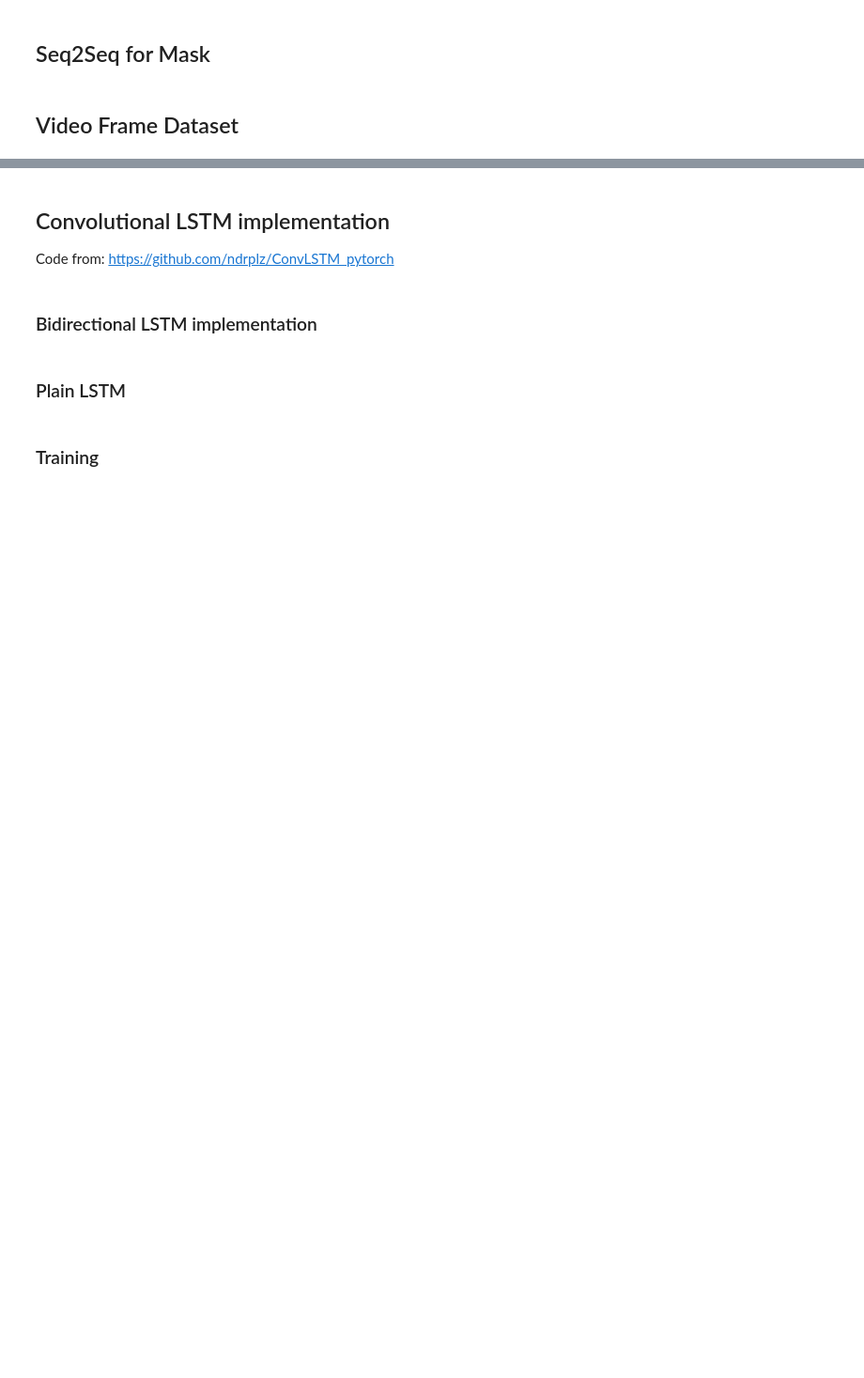
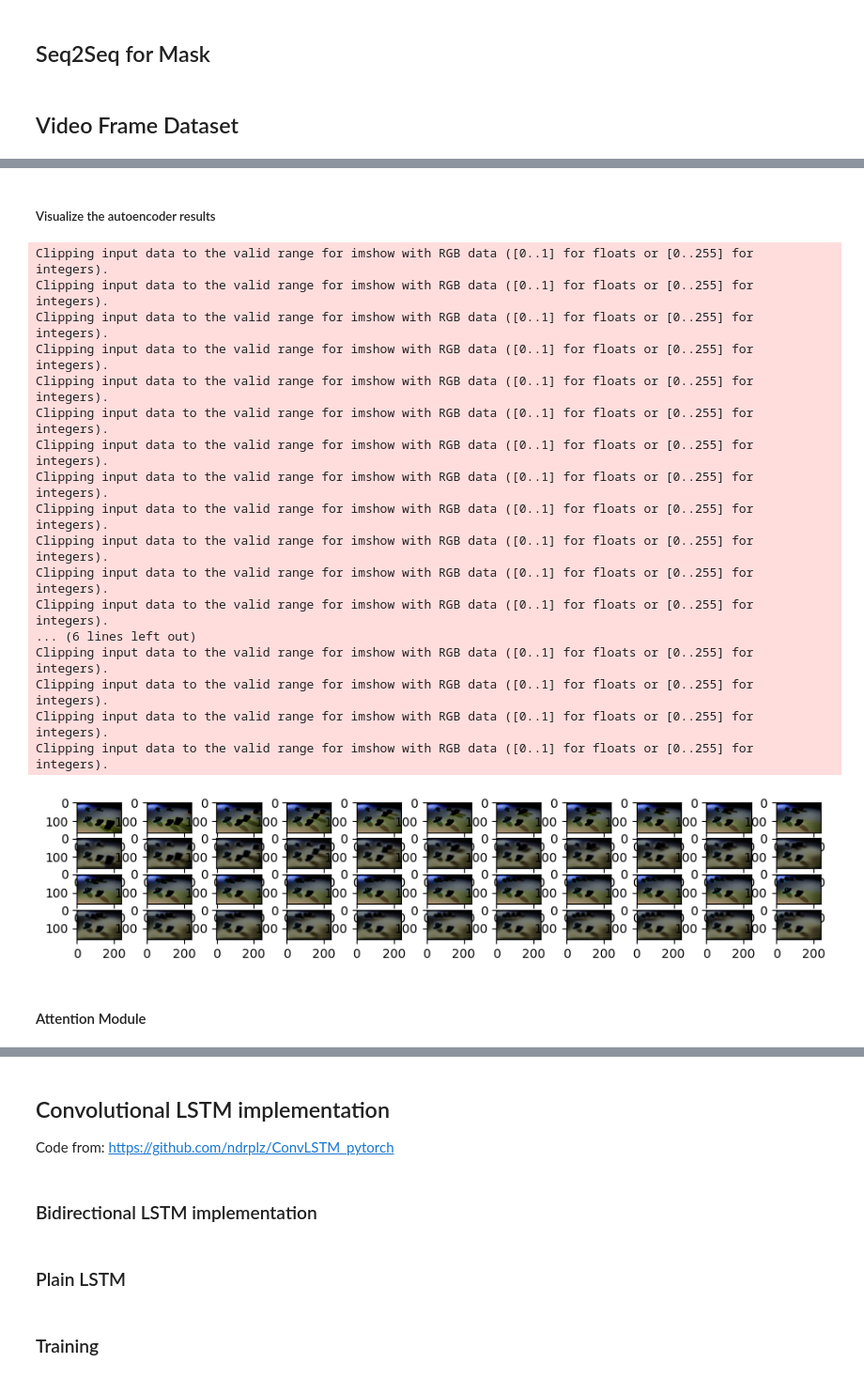
Before and after one commit to swappysh/FutureFramesDL, a Jupyter notebook: segmentation.ipynb, the cells around one changed output, grey strips where cells are left out. Shown at 94% size. Cells and saved outputs as stored; diff of their text form; code cells hidden in the pictures; blank space fills up the shorter version.

Commit message:
Updated notebook with VPTR

```diff
--- a/segmentation.ipynb
+++ b/segmentation.ipynb
@@ -590,10 +574,10 @@ class VideoFrameDataset(Dataset):
         print(f"Length of dir: {len(self.video_folders)}")
 
     def __len__(self):
-        return len(self.video_folders)*11
+        return len(self.video_folders)
 
     def __getitem__(self, idx):
-        video_folder = self.video_folders[idx//11]
+        video_folder = self.video_folders[idx]
         if self.labeled:
             # print(video_folder, frame_idx)
             masks = np.load(os.path.join(video_folder, 'mask.npy'))
@@ -667,0 +764,15 @@ torch.Size([11, 160, 240]) torch.Size([11, 160, 240])
+# %%
+# labeled_subset = Subset(labeled_dataset, range(1))
+# unlabeled_subset = Subset(unlabeled_dataset, range(1))
+trick_subset = Subset(trick_dataset, range(1))
+# train_subset_segmentation_model = Subset(train_dataset_segmentation_model, range(12))
+# val_subset_segmentation_model = Subset(val_dataset_segmentation_model, range(12))
+
+# labeled_loader = DataLoader(labeled_subset, batch_size=1, shuffle=True)
+trick_loader = DataLoader(trick_subset, batch_size=1, shuffle=True)
+# unlabeled_loader = DataLoader(unlabeled_subset, batch_size=1, shuffle=True)
+# val_loader = DataLoader(labeled_subset, batch_size=1, shuffle=True)
+# train_loader_segmentation_model = DataLoader(train_subset_segmentation_model,
+#                                              batch_size=12, shuffle=True)
+# val_loader_segmentation_model = DataLoader(val_subset_segmentation_model,
+#                                            batch_size=12, shuffle=True)
@@ -667,0 +837,49 @@ torch.Size([11, 160, 240]) torch.Size([11, 160, 240])
+# %% [markdown]
+##### Visualize the autoencoder results
+# %%
+input = next(iter(trick_loader))[0].to(device)
+masks = next(iter(trick_loader))[1].to(device)
+combined = torch.cat([input, masks], dim=1)
+rec_frames = VPTR_Dec(VPTR_Enc(combined))
+
+MEAN = torch.tensor([0.5061, 0.5045, 0.5008])
+STD = torch.tensor([0.0571, 0.0567, 0.0614])
+
+_, axis = plt.subplots(4, 11, figsize=(11, 2))
+for i in range(11):
+    img = combined[0][i].cpu().detach()
+    #  * STD[:, None, None] + MEAN[:, None, None]
+    axis[0][i].imshow(img.permute(1, 2, 0).numpy())
+for i in range(11):
+    img = rec_frames[0][i].cpu().detach()
+    #  * STD[:, None, None] + MEAN[:, None, None]
+    axis[1][i].imshow(img.permute(1, 2, 0).numpy())
+for i in range(11):
+    img = combined[0][i+11].cpu().detach()
+    #  * STD[:, None, None] + MEAN[:, None, None]
+    axis[2][i].imshow(img.permute(1, 2, 0).numpy())
+for i in range(11):
+    img = rec_frames[0][i+11].cpu().detach()
+    #  * STD[:, None, None] + MEAN[:, None, None]
+    axis[3][i].imshow(img.permute(1, 2, 0).numpy())
+# %% [output]
+Clipping input data to the valid range for imshow with RGB data ([0..1] for floats or [0..255] for integers).
+Clipping input data to the valid range for imshow with RGB data ([0..1] for floats or [0..255] for integers).
+Clipping input data to the valid range for imshow with RGB data ([0..1] for floats or [0..255] for integers).
+Clipping input data to the valid range for imshow with RGB data ([0..1] for floats or [0..255] for integers).
+Clipping input data to the valid range for imshow with RGB data ([0..1] for floats or [0..255] for integers).
+Clipping input data to the valid range for imshow with RGB data ([0..1] for floats or [0..255] for integers).
+Clipping input data to the valid range for imshow with RGB data ([0..1] for floats or [0..255] for integers).
+Clipping input data to the valid range for imshow with RGB data ([0..1] for floats or [0..255] for integers).
+Clipping input data to the valid range for imshow with RGB data ([0..1] for floats or [0..255] for integers).
+Clipping input data to the valid range for imshow with RGB data ([0..1] for floats or [0..255] for integers).
+Clipping input data to the valid range for imshow with RGB data ([0..1] for floats or [0..255] for integers).
+Clipping input data to the valid range for imshow with RGB data ([0..1] for floats or [0..255] for integers).
+... (6 lines left out)
+Clipping input data to the valid range for imshow with RGB data ([0..1] for floats or [0..255] for integers).
+Clipping input data to the valid range for imshow with RGB data ([0..1] for floats or [0..255] for integers).
+Clipping input data to the valid range for imshow with RGB data ([0..1] for floats or [0..255] for integers).
+Clipping input data to the valid range for imshow with RGB data ([0..1] for floats or [0..255] for integers).
+[figure, added]
+# %% [markdown]
+#### Attention Module
```
Also changed, not shown: parts of 25 cells of this notebook.
